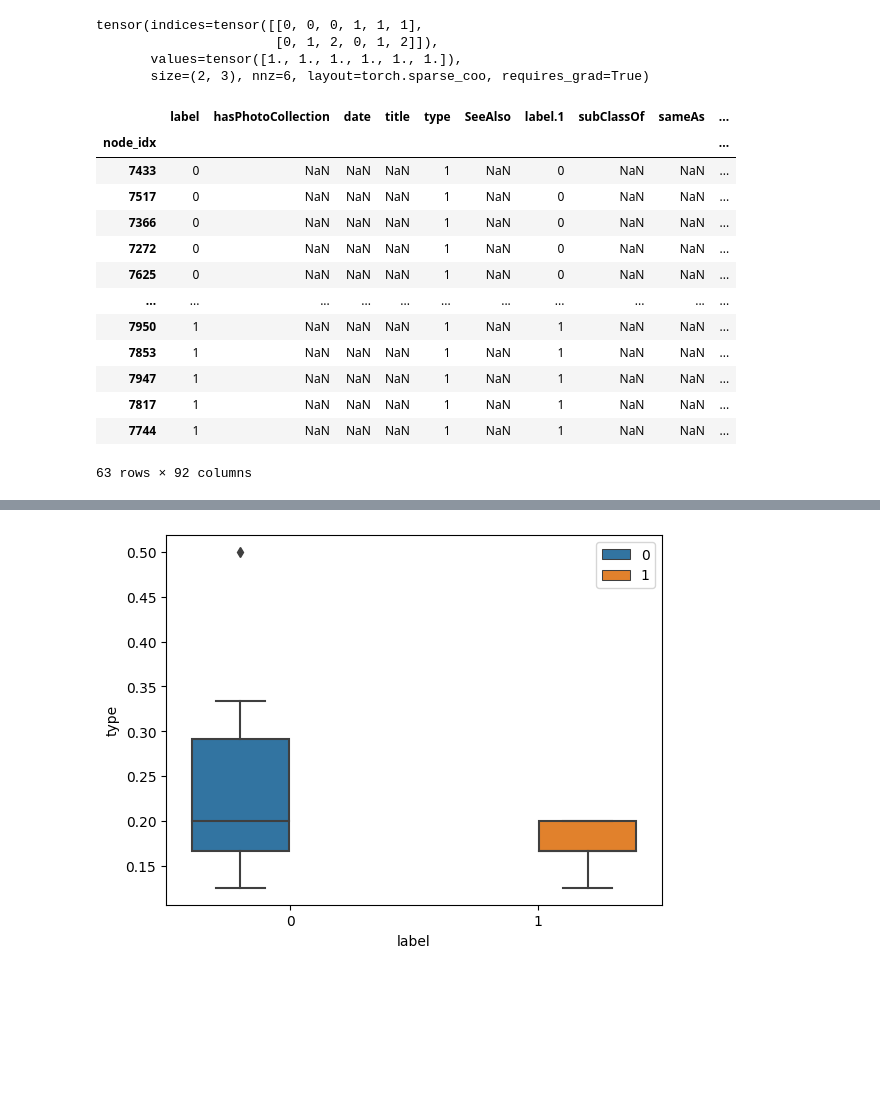
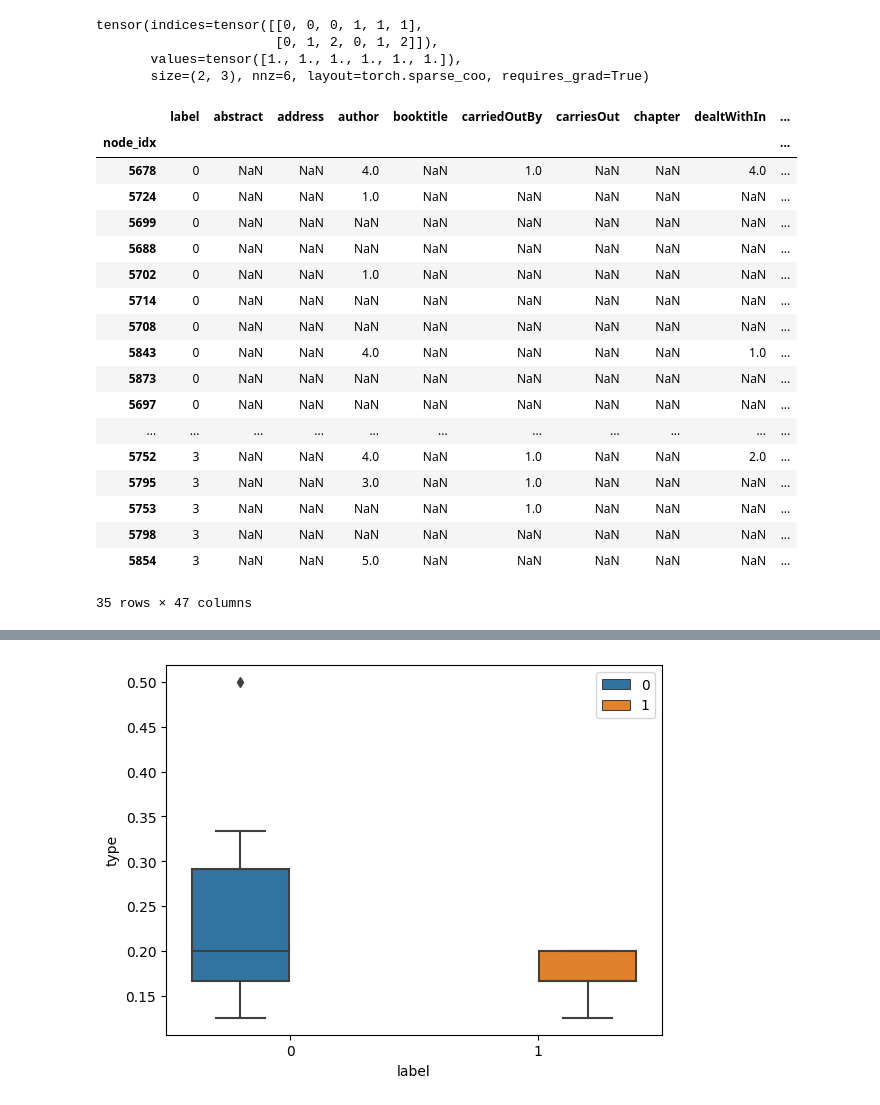
Before and after one commit to traopia/RGCN-Explainer, a Jupyter notebook: RGCN_stuff/statistical_analysis.ipynb, the cells around one changed output, grey strips where cells are left out. Cells and saved outputs as stored; diff of their text form; code cells hidden in the pictures; blank space fills up the shorter version.

```diff
--- a/RGCN_stuff/statistical_analysis.ipynb
+++ b/RGCN_stuff/statistical_analysis.ipynb
@@ -24,27 +24,32 @@ tensor(indices=tensor([[0, 0, 0, 1, 1, 1],
 # %%
 # Read in the data
 #df = pd.read_csv('results/Relations_Important_all.csv', sep=',')
-df = pd.read_csv('Relations_Important_all_IMDb_us_onegenre.csv', sep=',')
+df = pd.read_csv('/Users/macoftraopia/Documents/GitHub/RGCN-Explainer/RGCN_stuff/Relation_Importance_aifb/Relations_Important_all_aifb_1.csv', sep=',')
 df.set_index('node_idx', inplace=True)
 df['tot'] = df.sum(axis=1)
 gb = df.groupby('label')
 #gb.get_group(0)
 df
 # %% [output]
-|  | label | hasPhotoCollection | date | title | type | SeeAlso | label.1 | subClassOf | sameAs | ... |
+|  | label | abstract | address | author | booktitle | carriedOutBy | carriesOut | chapter | dealtWithIn | ... |
 | node_idx |  |  |  |  |  |  |  |  |  | ... |
-| 7433 | 0 | NaN | NaN | NaN | 1 | NaN | 0 | NaN | NaN | ... |
-| 7517 | 0 | NaN | NaN | NaN | 1 | NaN | 0 | NaN | NaN | ... |
-| 7366 | 0 | NaN | NaN | NaN | 1 | NaN | 0 | NaN | NaN | ... |
-| 7272 | 0 | NaN | NaN | NaN | 1 | NaN | 0 | NaN | NaN | ... |
-| 7625 | 0 | NaN | NaN | NaN | 1 | NaN | 0 | NaN | NaN | ... |
+| 5678 | 0 | NaN | NaN | 4.0 | NaN | 1.0 | NaN | NaN | 4.0 | ... |
+| 5724 | 0 | NaN | NaN | 1.0 | NaN | NaN | NaN | NaN | NaN | ... |
+| 5699 | 0 | NaN | NaN | NaN | NaN | NaN | NaN | NaN | NaN | ... |
+| 5688 | 0 | NaN | NaN | NaN | NaN | NaN | NaN | NaN | NaN | ... |
+| 5702 | 0 | NaN | NaN | 1.0 | NaN | NaN | NaN | NaN | NaN | ... |
+| 5714 | 0 | NaN | NaN | NaN | NaN | NaN | NaN | NaN | NaN | ... |
+| 5708 | 0 | NaN | NaN | NaN | NaN | NaN | NaN | NaN | NaN | ... |
+| 5843 | 0 | NaN | NaN | 4.0 | NaN | NaN | NaN | NaN | 1.0 | ... |
+| 5873 | 0 | NaN | NaN | NaN | NaN | NaN | NaN | NaN | NaN | ... |
+| 5697 | 0 | NaN | NaN | NaN | NaN | NaN | NaN | NaN | NaN | ... |
 | ... | ... | ... | ... | ... | ... | ... | ... | ... | ... | ... |
-| 7950 | 1 | NaN | NaN | NaN | 1 | NaN | 1 | NaN | NaN | ... |
-| 7853 | 1 | NaN | NaN | NaN | 1 | NaN | 1 | NaN | NaN | ... |
-| 7947 | 1 | NaN | NaN | NaN | 1 | NaN | 1 | NaN | NaN | ... |
-| 7817 | 1 | NaN | NaN | NaN | 1 | NaN | 1 | NaN | NaN | ... |
-| 7744 | 1 | NaN | NaN | NaN | 1 | NaN | 1 | NaN | NaN | ... |
+| 5752 | 3 | NaN | NaN | 4.0 | NaN | 1.0 | NaN | NaN | 2.0 | ... |
+| 5795 | 3 | NaN | NaN | 3.0 | NaN | 1.0 | NaN | NaN | NaN | ... |
+| 5753 | 3 | NaN | NaN | NaN | NaN | 1.0 | NaN | NaN | NaN | ... |
+| 5798 | 3 | NaN | NaN | NaN | NaN | NaN | NaN | NaN | NaN | ... |
+| 5854 | 3 | NaN | NaN | 5.0 | NaN | NaN | NaN | NaN | NaN | ... |
-63 rows × 92 columns
+35 rows × 47 columns
 # %%
 #Get the relative importance of each relation for each class (divided by the total importance score of the class)
 
```
Also changed, not shown: parts of 5 cells of this notebook, 11 other files.
